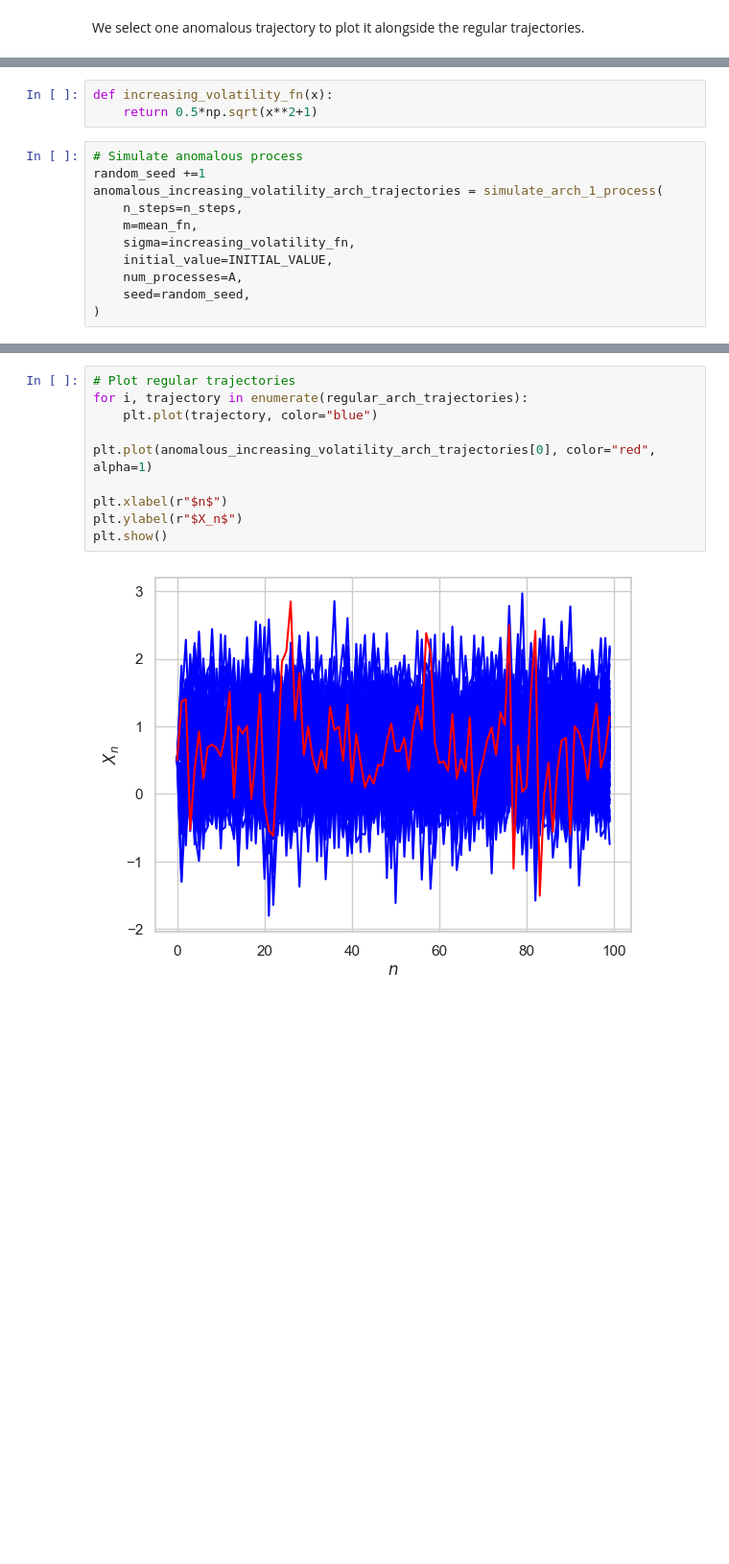
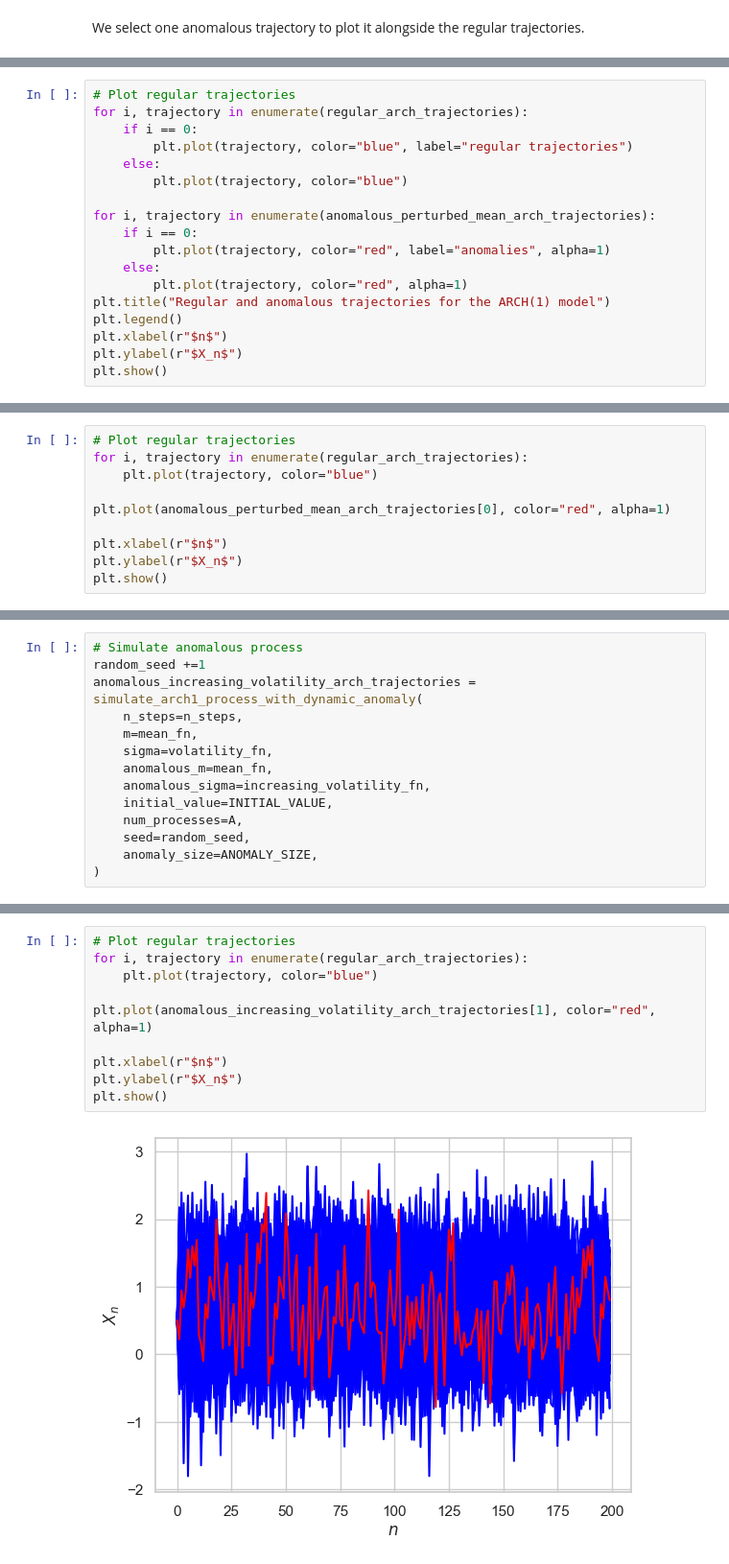
Before and after one commit to statsmarkov/depth_markov, a Jupyter notebook: section_4_plotting_anomalies.ipynb, the cells around one changed output, grey strips where cells are left out. Shown: that part at 96% size. Drawn from its saved outputs; the diff is of its cells as text; blank space fills up the shorter version.

Commit message:
Prepared examples for ARCH model

```diff
--- a/section_4_plotting_anomalies.ipynb
+++ b/section_4_plotting_anomalies.ipynb
@@ -106,0 +114,18 @@ plt.show()
+# %%
+# Plot regular trajectories
+for i, trajectory in enumerate(regular_arch_trajectories):
+    if i == 0:
+        plt.plot(trajectory, color="blue", label="regular trajectories")
+    else:
+        plt.plot(trajectory, color="blue")
+
+for i, trajectory in enumerate(anomalous_perturbed_mean_arch_trajectories):
+    if i == 0:
+        plt.plot(trajectory, color="red", label="anomalies", alpha=1)
+    else:
+        plt.plot(trajectory, color="red", alpha=1)
+plt.title("Regular and anomalous trajectories for the ARCH(1) model")
+plt.legend()
+plt.xlabel(r"$n$")
+plt.ylabel(r"$X_n$")
+plt.show()
@@ -106,0 +134,10 @@ plt.show()
+# %%
+# Plot regular trajectories
+for i, trajectory in enumerate(regular_arch_trajectories):
+    plt.plot(trajectory, color="blue")
+
+plt.plot(anomalous_perturbed_mean_arch_trajectories[0], color="red", alpha=1)
+
+plt.xlabel(r"$n$")
+plt.ylabel(r"$X_n$")
+plt.show()
@@ -109,16 +148,16 @@ plt.show()
-# %%
-def increasing_volatility_fn(x):
-    return 0.5*np.sqrt(x**2+1)
 # %%
 # Simulate anomalous process
 random_seed +=1
-anomalous_increasing_volatility_arch_trajectories = simulate_arch_1_process(
+anomalous_increasing_volatility_arch_trajectories = simulate_arch1_process_with_dynamic_anomaly(
     n_steps=n_steps,
     m=mean_fn,
-    sigma=increasing_volatility_fn,
+    sigma=volatility_fn,
+    anomalous_m=mean_fn,
+    anomalous_sigma=increasing_volatility_fn,
     initial_value=INITIAL_VALUE,
     num_processes=A,
     seed=random_seed,
+    anomaly_size=ANOMALY_SIZE,
 )
 # %%
 # Plot regular trajectories
@@ -143,13 +182,13 @@ plt.show()
 # %%
 # Plot regular trajectories
 for i, trajectory in enumerate(regular_arch_trajectories):
     plt.plot(trajectory, color="blue")
 
-plt.plot(anomalous_increasing_volatility_arch_trajectories[0], color="red", alpha=1)
+plt.plot(anomalous_increasing_volatility_arch_trajectories[1], color="red", alpha=1)
 
 plt.xlabel(r"$n$")
 plt.ylabel(r"$X_n$")
 plt.show()
 # %% [output]
-[figure, old version]
+[figure, new version]
 # %% [markdown]
```
Also changed, not shown: parts of 17 cells of this notebook, 11 other files.
